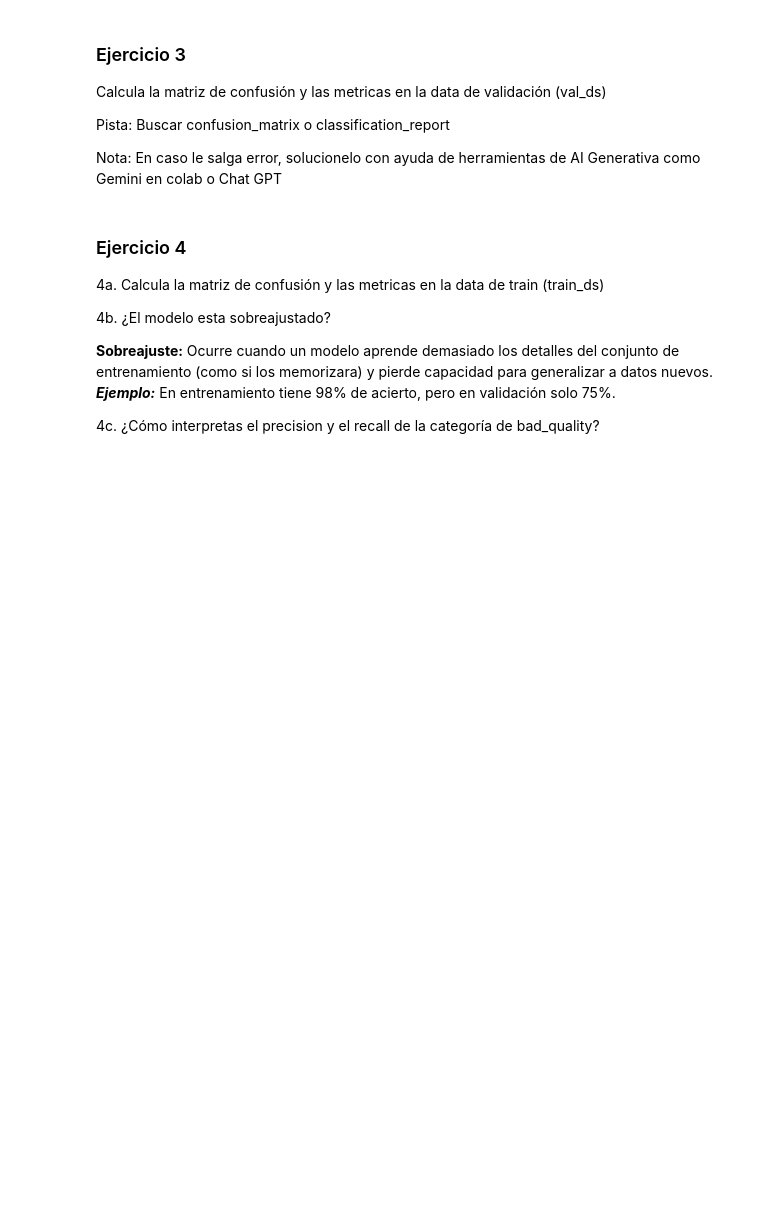
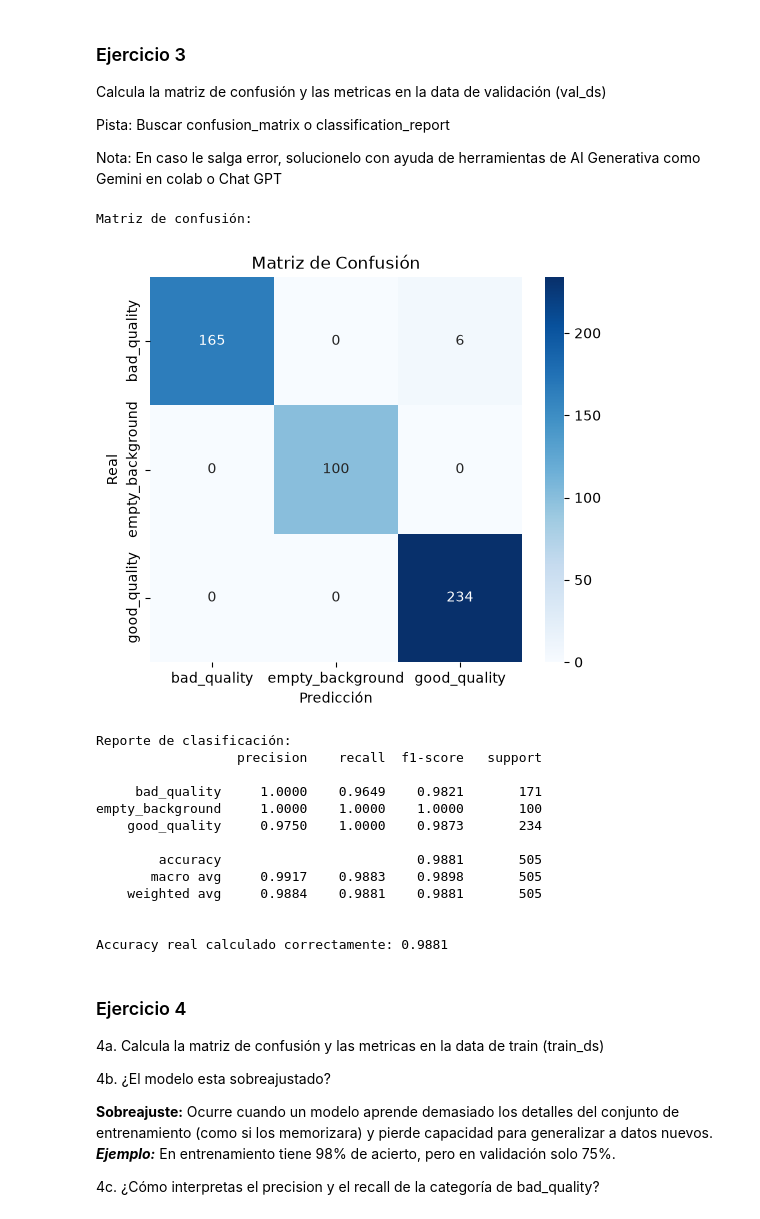
Before and after one commit to Nicolas-Torres/ai-applications-in-industry, a Jupyter notebook: computer-vision/2_Actividad_EfficientNetB0_Calidad_Limones.ipynb, the cells around one changed output. Saved outputs shown, nothing was run; the diff lists cells and outputs as text; code cells hidden in the pictures; blank space fills up the shorter version.

```diff
--- a/computer-vision/2_Actividad_EfficientNetB0_Calidad_Limones.ipynb
+++ b/computer-vision/2_Actividad_EfficientNetB0_Calidad_Limones.ipynb
@@ -39,2 +45,6 @@ print("Dataset cargado en carpeta 'dataset/'")
 # %% [markdown]
 ## Cargar dataset con ImageDataset
+# %%
+root_path = os.getcwd()
+
+print(root_path)
@@ -41,5 +53,5 @@ print("Dataset cargado en carpeta 'dataset/'")
 # %%
-dataset_path = '/content/dataset'  # Ruta al dataset (cambiar si es otro caso)
+dataset_path = root_path + '/dataset'  # Ruta al dataset (cambiar si es otro caso)
 
 train_ds = image_dataset_from_directory(
     os.path.join(dataset_path, 'lemon_dataset'),
@@ -92,10 +155,10 @@ Respuesta:
 # %% [markdown]
 ## **Entrenamiento** del modelo
 # %%
+%%time
 # para medir el tiempo de ejecución total usaremos %%time
-%%time
 
-epochs = 10
+epochs = 5
 
 history = model.fit(
     train_ds,
@@ -140,3 +216,53 @@ Nota: En caso le salga error, solucionelo con ayuda de herramientas de AI Genera
+# %%
+from sklearn.metrics import confusion_matrix, classification_report
+import numpy as np
+import seaborn as sns
+
+y_true = []
+y_pred = []
+
+for x_batch, y_batch in val_ds:
+    preds = model.predict(x_batch, verbose=0)
+    y_true.extend(np.argmax(y_batch, axis=1))
+    y_pred.extend(np.argmax(preds, axis=1))
+
+cm = confusion_matrix(y_true, y_pred)
+report = classification_report(y_true, y_pred, target_names=class_names, digits=4)
+
+print("Matriz de confusión:")
+plt.figure(figsize=(6,5))
+sns.heatmap(cm, annot=True, fmt="d",
+            xticklabels=class_names,
+            yticklabels=class_names,
+            cmap="Blues")
+plt.xlabel("Predicción")
+plt.ylabel("Real")
+plt.title("Matriz de Confusión")
+plt.show()
+print("\nReporte de clasificación:")
+print(report)
+
+y_true  = np.array(y_true)
+y_pred  = np.array(y_pred)
+
+accuracy = (y_true == y_pred).mean()
+print(f"\nAccuracy real calculado correctamente: {accuracy:.4f}")
+# %% [output]
+Matriz de confusión:
+[figure, added]
+Reporte de clasificación:
+                  precision    recall  f1-score   support
+
+     bad_quality     1.0000    0.9649    0.9821       171
+empty_background     1.0000    1.0000    1.0000       100
+    good_quality     0.9750    1.0000    0.9873       234
+
+        accuracy                         0.9881       505
+       macro avg     0.9917    0.9883    0.9898       505
+    weighted avg     0.9884    0.9881    0.9881       505
+
+
+Accuracy real calculado correctamente: 0.9881
 # %% [markdown]
 ### Ejercicio 4
 4a. Calcula la matriz de confusión y las metricas en la data de train (train_ds)
```
Also changed, not shown: parts of 10 cells of this notebook, 1 other file.
